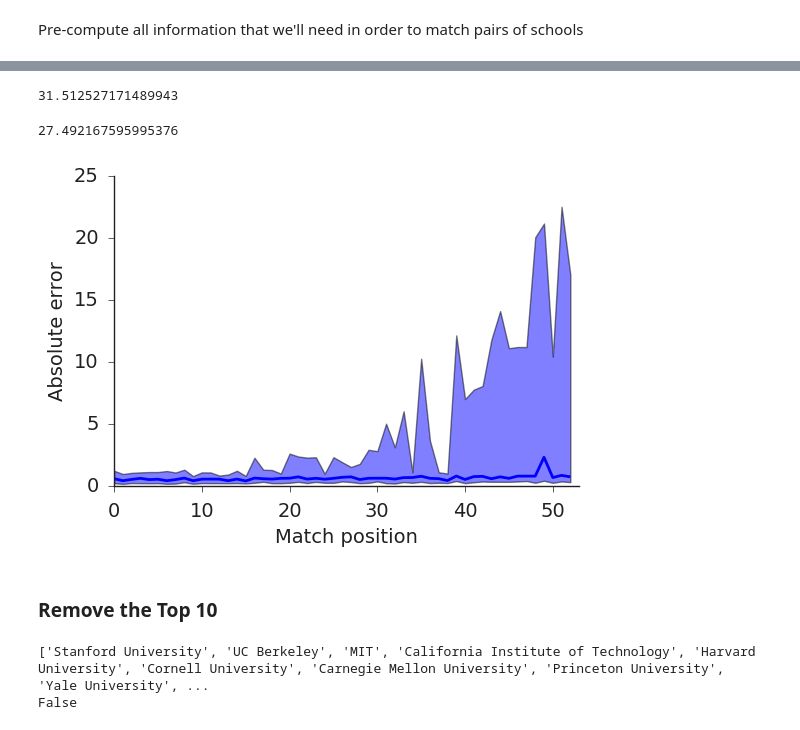
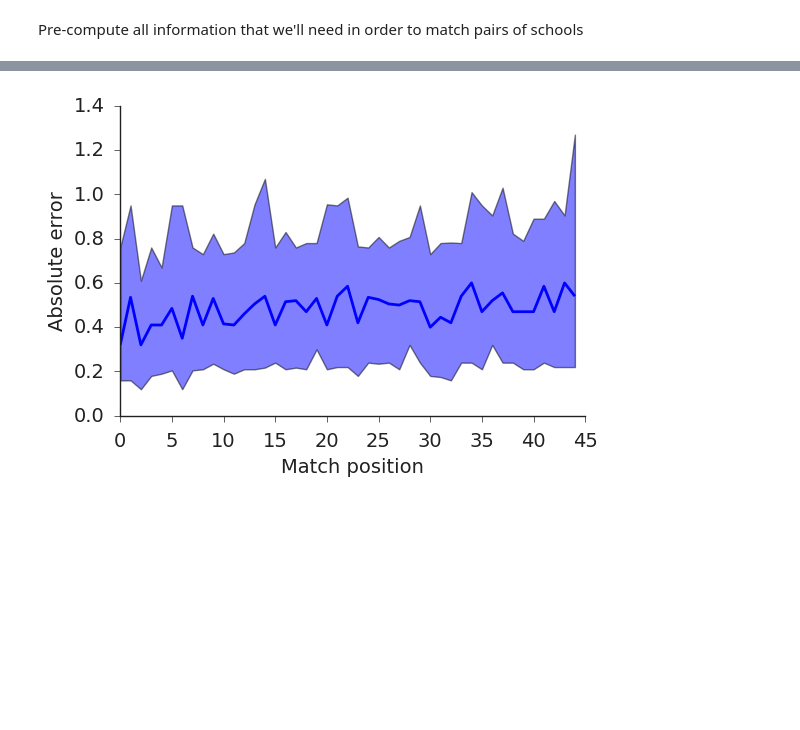
Before and after one commit to dimecon/faculty_hiring, a Jupyter notebook: notebooks-productivity/Matched Pairs - Public or Private Status.ipynb, the cells around one changed output, grey strips where cells are left out. Cells and saved outputs as stored; diff of their text form; code cells hidden in the pictures; blank space fills up the shorter version.

Commit message:
Fix bug in finding private universities :(

```diff
--- a/notebooks-productivity/Matched Pairs - Public or Private Status.ipynb
+++ b/notebooks-productivity/Matched Pairs - Public or Private Status.ipynb
@@ -56,5 +56,5 @@ def publication_data(function = np.average, five_years_post_hire=False):
 
     return (pubs_by_inst, prestige_map)
 
-pubs_by_inst, prestige_map = publication_data()
+pubs_by_inst, prestige_map = publication_data(five_years_post_hire=True)
 # %%
@@ -65,7 +66,7 @@ sorted_prestige_names = [prestige_map[key] for key in sorted_prestige_keys]
 # %%
 # How many private schools are there? How many public schools are there?
-public = [(name, data) for (name, data) in pubs_by_inst.items() if data['status'] == 0]
-private = [(name, data) for (name, data) in pubs_by_inst.items() if data['status'] == 1]
+public = [(name, data) for (name, data) in pubs_by_inst.items() if data['status'] == 0 if data['rank'] > 10]
+private = [(name, data) for (name, data) in pubs_by_inst.items() if data['status'] == 1 if data['rank'] > 10]
 # %%
 print("There are %d public schools and %d private schools (%d total)." % (len(public), len(private), len(public)+len(private)))
 # %% [output]
@@ -124,20 +125,32 @@ Total number of matches made: 6
 total_trials = 0
 num_positive = 0
 advantages = []
+diffs = []
+rank_diffs = []
 
-for time in xrange(100):
+for time in xrange(300):
     # Shuffle the private schools so we aren't always making the same matches
     np.random.shuffle(private)
 
-    pairs,_ = get_matched_pairs(public, private, skip=0.9)
+    pairs,_ = get_matched_pairs(public, private, skip=0.7)
     for p1, p2 in pairs:
         # Who published more? Was this a private university?
-        private_university = np.argmax([pubs_by_inst[p1]["rank"], pubs_by_inst[p2]["rank"]])
+        assert inst[p1]['private'] == 1
+        assert inst[p2]['private'] == 0
+
+        private_university = 0
         published_more = np.argmax([pubs_by_inst[p1]["total_pubs_by_author"], pubs_by_inst[p2]["total_pubs_by_author"]])
+
+        diff = pubs_by_inst[p1]["total_pubs_by_author"] - pubs_by_inst[p2]["total_pubs_by_author"]
+        diffs.append(diff)
+
+        rank_diff = pubs_by_inst[p1]["rank"] - pubs_by_inst[p2]["rank"]
+        rank_diffs.append(rank_diff)
+
         if private_university == published_more:
             num_positive += 1
-            advantages.append(np.abs(pubs_by_inst[p1]["total_pubs_by_author"] - pubs_by_inst[p2]["total_pubs_by_author"]))
+            advantages.append(diff)
         total_trials += 1
 
-print sp.stats.binom_test(num_positive, total_trials, .5, alternative='greater')
+print sp.stats.binom_test(num_positive, total_trials, .5, alternative='two-sided')
 # %% [output]
@@ -154,43 +172,22 @@ plt.show()
-# %%
-np.mean(advantages)
-# %% [output]
-31.512527171489943
-# %%
-np.median(advantages)
-# %% [output]
-27.492167595995376
 # %%
 T = 100
 scores = np.zeros((T, len(private)), dtype=float)
 
 for t in xrange(T):
     np.random.shuffle(private)
     _, s = get_matched_pairs(public, private)
     scores[t, :] = np.array(s)
 
 fig, ax = plt.subplots(1, 1, figsize=SINGLE_FIG_SIZE)
 ylo = np.percentile(scores, 25, axis=0)
 yhi = np.percentile(scores, 75, axis=0)
 
 ax.fill_between(xrange(len(ylo)), ylo, yhi, alpha=0.5)
 ax.plot(np.median(scores, axis=0), lw=LINE_WIDTH)
 
-ax.set_xlim(0, len(ylo))
 ax.set_xlabel('Match position')
 ax.set_ylabel('Absolute error')
 finalize(ax)
 plt.show()
 # %% [output]
-[figure, old version]
+[figure, new version]
-# %% [markdown]
-### Remove the Top 10
-# %%
-# How many private schools are there? How many public schools are there?
-top = sorted_prestige_names[:10]
-print(top)
-bottom_public = [(name, data) for (name, data) in pubs_by_inst.items() if data['status'] == 0 and name not in top]
-bottom_private = [(name, data) for (name, data) in pubs_by_inst.items() if data['status'] == 1 and name not in top]
-print('Stanford University' in bottom_public)
-# %% [output]
-['Stanford University', 'UC Berkeley', 'MIT', 'California Institute of Technology', 'Harvard University', 'Cornell University', 'Carnegie Mellon University', 'Princeton University', 'Yale University', ...
-False
```
Also changed, not shown: parts of 20 cells of this notebook, 2 other files.
